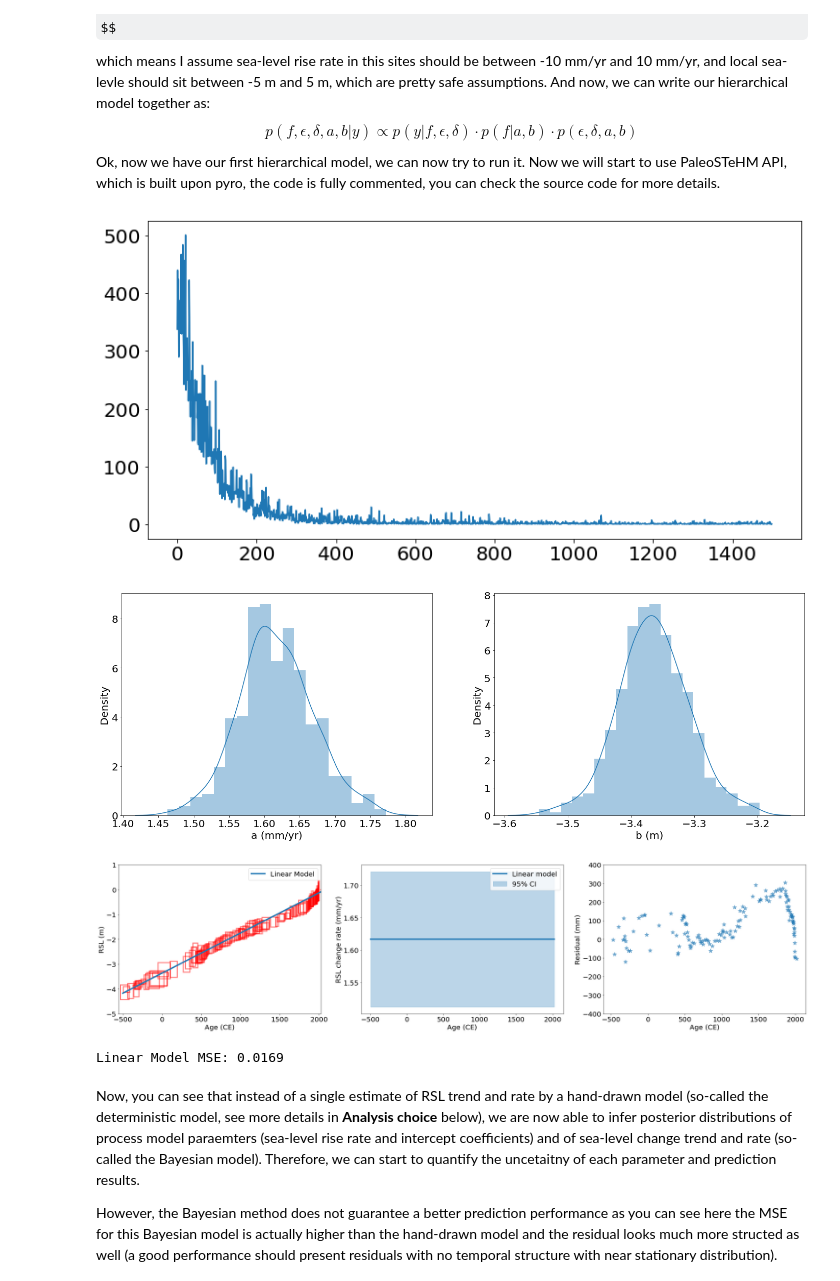
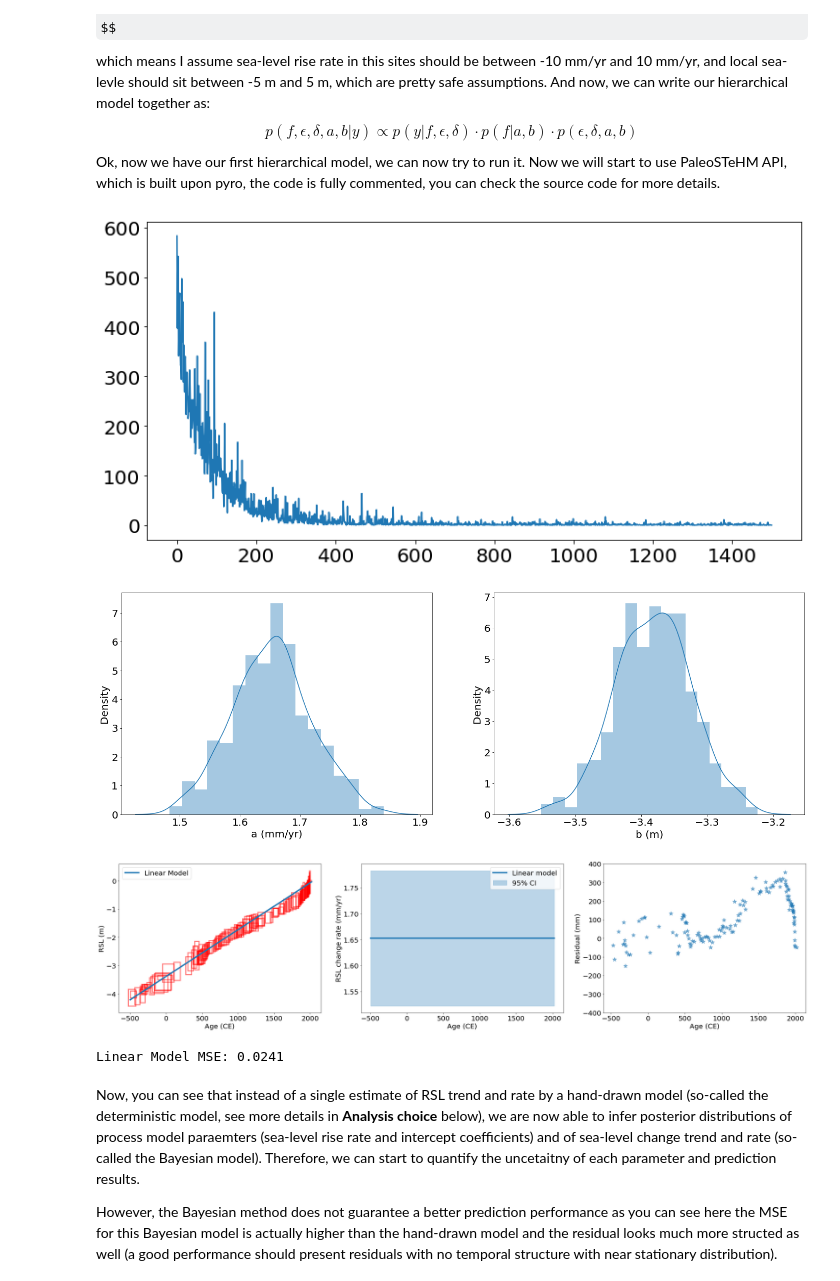
Before and after one commit to radical-collaboration/PaleoSTeHM, a Jupyter notebook: Tutorials/1. Introduction/Paleo_STeHM_intro.ipynb, the cells around one changed output. Saved outputs shown, nothing was run; the diff lists cells and outputs as text; code cells hidden in the pictures; some formulas as TeX source.

```diff
--- a/Tutorials/1. Introduction/Paleo_STeHM_intro.ipynb
+++ b/Tutorials/1. Introduction/Paleo_STeHM_intro.ipynb
@@ -313,6 +313,12 @@ import torch
 
 #load data
 X,y,y_sigma,x_sigma,lon,lat = PSTHM.load_local_rsl_data('../../Data/NJ_CC.csv')
+X,X_index = torch.sort(X)
+y = y[X_index]
+y_sigma = y_sigma[X_index]
+x_sigma = x_sigma[X_index]
+lon = torch.tensor(lon)[X_index]
+lat = torch.tensor(lat)[X_index]
 #visualize data
 ax = PSTHM.plot_uncertainty_boxes(X,y, x_sigma*2,y_sigma*2)
 ax.set_xlim(-550,2025)
@@ -397,11 +403,11 @@ test_X = X[:,None] #convert X to a 2D array which is more common for pytorch mod
 intercept_prior = dist.Uniform(-5., 5.)
 coefficient_prior = dist.Uniform(-0.01,0.01)
 
-guide,losses = PSTHM.opti_pyro_mdoel(linear_model,test_X,y,x_sigma,y_sigma,intercept_prior,coefficient_prior)
+guide,losses = PSTHM.opti_pyro_mdoel(linear_model,test_X,y,x_sigma,y_sigma,intercept_prior,coefficient_prior,lr=0.01)
 #-------Visualize the training loss---------
 plt.plot(losses);
 # %% [output]
-[figure, old version]
+[figure, new version]
 # %%
 #estimate the posterior distribution of the model parameters from optimized model
 pred_x = torch.tensor([-500,2023])
@@ -423,41 +429,41 @@ sns.distplot(a_dis*1000,axlabel='a (mm/yr)')
 plt.subplot(122)
 sns.distplot(b_dis,axlabel='b (m)');
 # %% [output]
-[figure, old version]
+[figure, new version]
 # %%
 a_mean,a_std = np.mean(a_dis),np.std(a_dis)
 b_mean,b_std = np.mean(b_dis),np.std(b_dis)
 mean_pred = np.mean(y_pred,axis=0)
 
 #--------visualize modelled RSL, RSL change rate and model residual-----------------
 plt.figure(figsize=(36,8))
 ax = plt.subplot(131)
 PSTHM.plot_uncertainty_boxes(X,y, x_sigma*2,y_sigma*2,ax=ax)
 plt.plot(pred_x,mean_pred,color='C0',linewidth=4,label='Linear Model')
-ax.set_xlim(-550,2025)
-ax.set_ylim(-5,1)
+# ax.set_xlim(-550,2025)
+# ax.set_ylim(-5,1)
 plt.legend()
 
 ax2 = plt.subplot(132)
 plt.plot(pred_x,[a_mean*1000,a_mean*1000],color='C0',linewidth=4,label='Linear model')
 plt.fill_between(pred_x,(a_mean-2*a_std)*1000,(a_mean+2*a_std)*1000,color='C0',alpha=0.3,label='95% CI')
 plt.ylabel('RSL change rate (mm/yr)')
 plt.xlabel('Age (CE)')
 plt.legend()
 
 ax3 = plt.subplot(133)
 f_hand = interpolate.interp1d(pred_x,mean_pred)
 linear_prediction = f_hand(X)
 plt.scatter(X,(linear_prediction-y.detach().numpy())*1000,s=150,marker='*',color='C0',alpha=0.6)
 plt.xlabel('Age (CE)')
 
 plt.ylabel('Residual (mm)')
 plt.ylim(-400,400)
 plt.show()
 print('Linear Model MSE: {:4.4f}'.format(PSTHM.cal_MSE(y.detach().numpy(),linear_prediction)));
 # %% [output]
-[figure, old version]
+[figure, new version]
-Linear Model MSE: 0.0169
+Linear Model MSE: 0.0241
 # %% [markdown]
 Now, you can see that instead of a single estimate of RSL trend and rate by a hand-drawn model (so-called the deterministic model, see more details in **Analysis choice** below), we are now able to infer posterior distributions of process model paraemters (sea-level rise rate and intercept coefficients) and of sea-level change trend and rate (so-called the Bayesian model). Therefore, we can start to quantify the uncetaitny of each parameter and prediction results.
 
```
Also changed, not shown: parts of 8 cells of this notebook, 1 other file.
